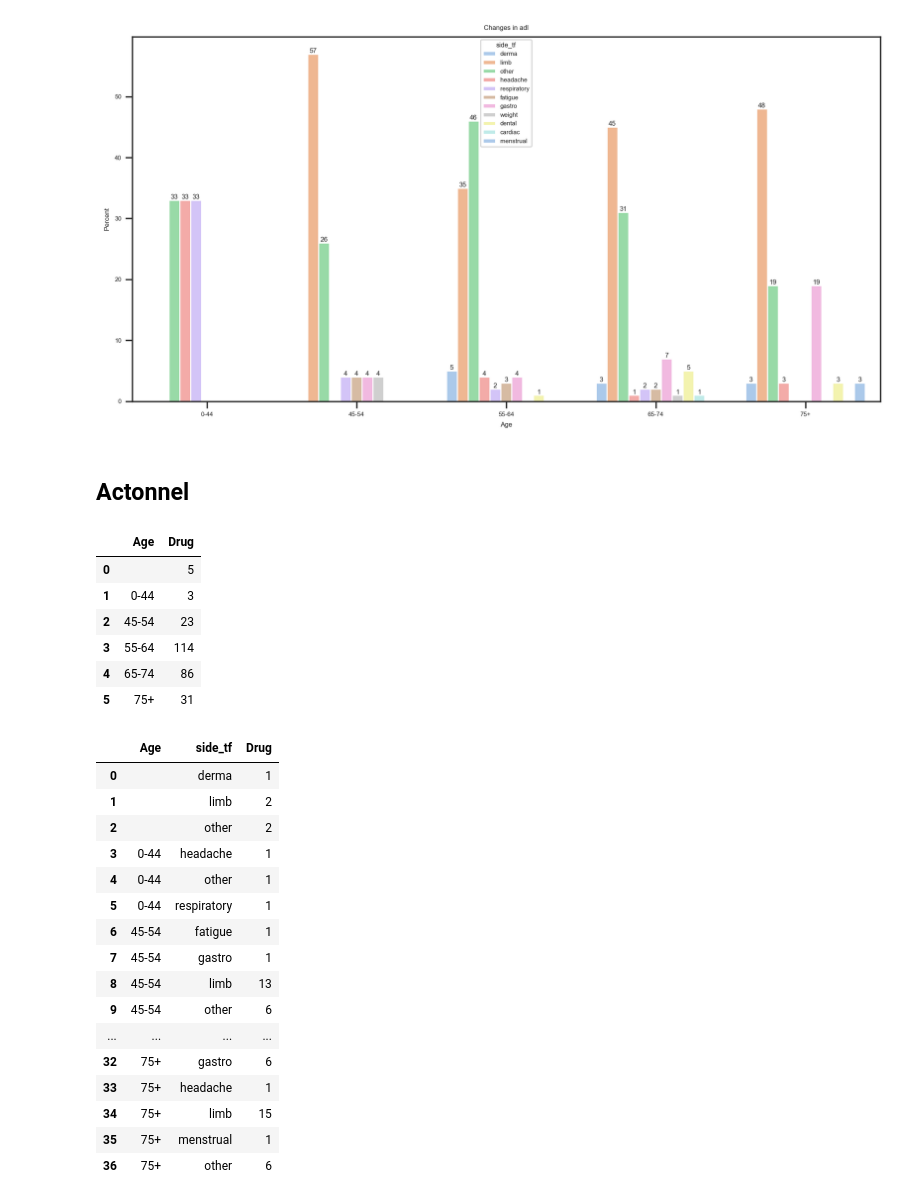
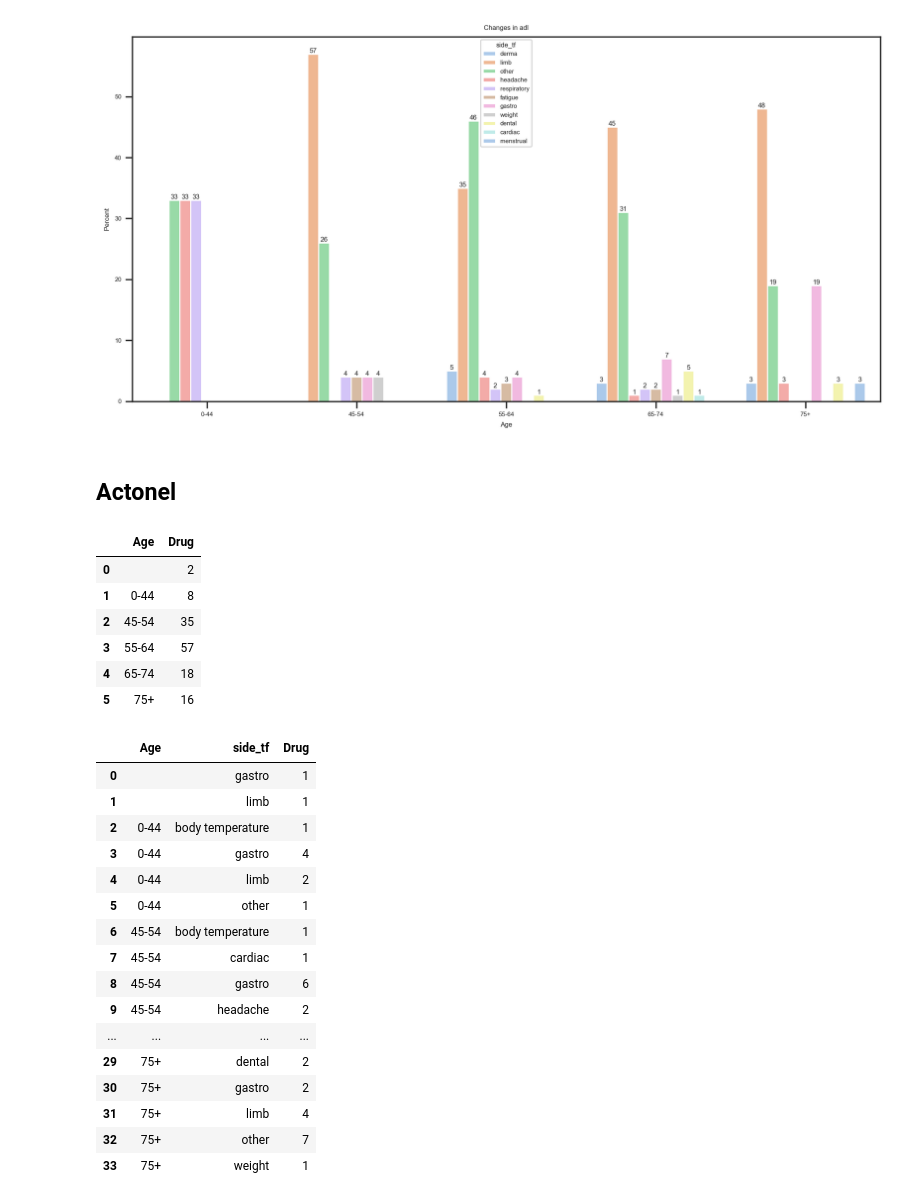
Before and after one commit to woonsupkim/DrugReview, a Jupyter notebook: Woon_after_Classification.ipynb, the cells around one changed output. Drawn from its saved outputs; the diff is of its cells as text; code cells hidden in the pictures.

```diff
--- a/Woon_after_Classification.ipynb
+++ b/Woon_after_Classification.ipynb
@@ -762,38 +762,38 @@ ax.set(title='Changes in adl')
 [Text(0.5, 1.0, 'Changes in adl')]
 [figure]
 # %% [markdown]
-## Actonnel
+## Actonel
 # %%
-df_temp = df_prolia.groupby(['Age'])['Drug'].count().reset_index()
+df_temp = df_actonel.groupby(['Age'])['Drug'].count().reset_index()
 df_temp
 # %% [output]
 |  | Age | Drug |
-| 0 |  | 5 |
-| 1 | 0-44 | 3 |
-| 2 | 45-54 | 23 |
-| 3 | 55-64 | 114 |
-| 4 | 65-74 | 86 |
-| 5 | 75+ | 31 |
+| 0 |  | 2 |
+| 1 | 0-44 | 8 |
+| 2 | 45-54 | 35 |
+| 3 | 55-64 | 57 |
+| 4 | 65-74 | 18 |
+| 5 | 75+ | 16 |
 # %%
-df_prolia2 = df_prolia.groupby(['Age', 'side_tf'])['Drug'].count().reset_index()
-df_prolia2
+df_actonel2 = df_actonel.groupby(['Age', 'side_tf'])['Drug'].count().reset_index()
+df_actonel2
 # %% [output]
 |  | Age | side_tf | Drug |
-| 0 |  | derma | 1 |
-| 1 |  | limb | 2 |
-| 2 |  | other | 2 |
-| 3 | 0-44 | headache | 1 |
-| 4 | 0-44 | other | 1 |
-| 5 | 0-44 | respiratory | 1 |
-| 6 | 45-54 | fatigue | 1 |
-| 7 | 45-54 | gastro | 1 |
-| 8 | 45-54 | limb | 13 |
-| 9 | 45-54 | other | 6 |
+| 0 |  | gastro | 1 |
+| 1 |  | limb | 1 |
+| 2 | 0-44 | body temperature | 1 |
+| 3 | 0-44 | gastro | 4 |
+| 4 | 0-44 | limb | 2 |
+| 5 | 0-44 | other | 1 |
+| 6 | 45-54 | body temperature | 1 |
+| 7 | 45-54 | cardiac | 1 |
+| 8 | 45-54 | gastro | 6 |
+| 9 | 45-54 | headache | 2 |
 | ... | ... | ... | ... |
-| 32 | 75+ | gastro | 6 |
-| 33 | 75+ | headache | 1 |
-| 34 | 75+ | limb | 15 |
-| 35 | 75+ | menstrual | 1 |
-| 36 | 75+ | other | 6 |
+| 29 | 75+ | dental | 2 |
+| 30 | 75+ | gastro | 2 |
+| 31 | 75+ | limb | 4 |
+| 32 | 75+ | other | 7 |
+| 33 | 75+ | weight | 1 |
 # %%
 sum = []
```
Also changed, not shown: parts of 3 cells of this notebook.
